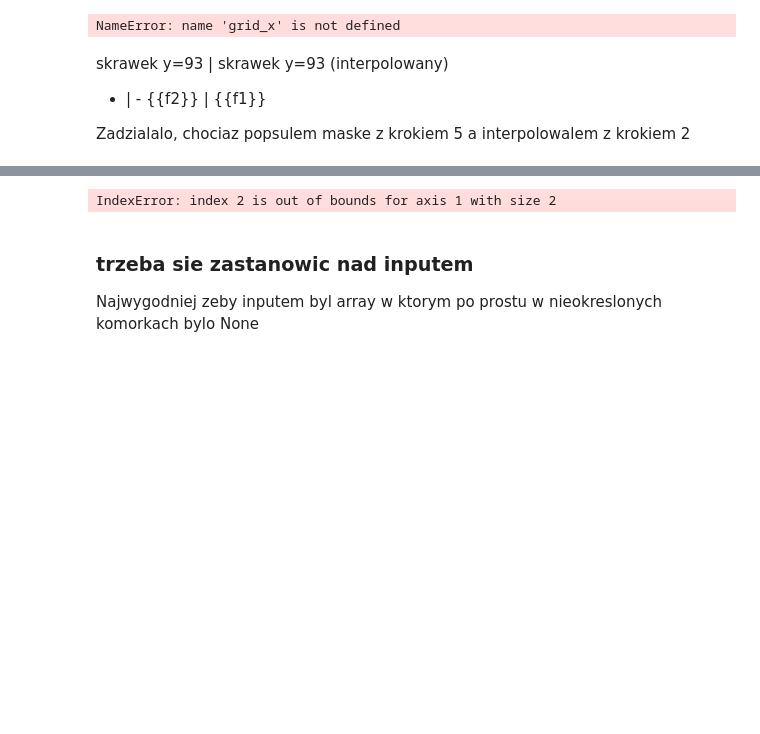
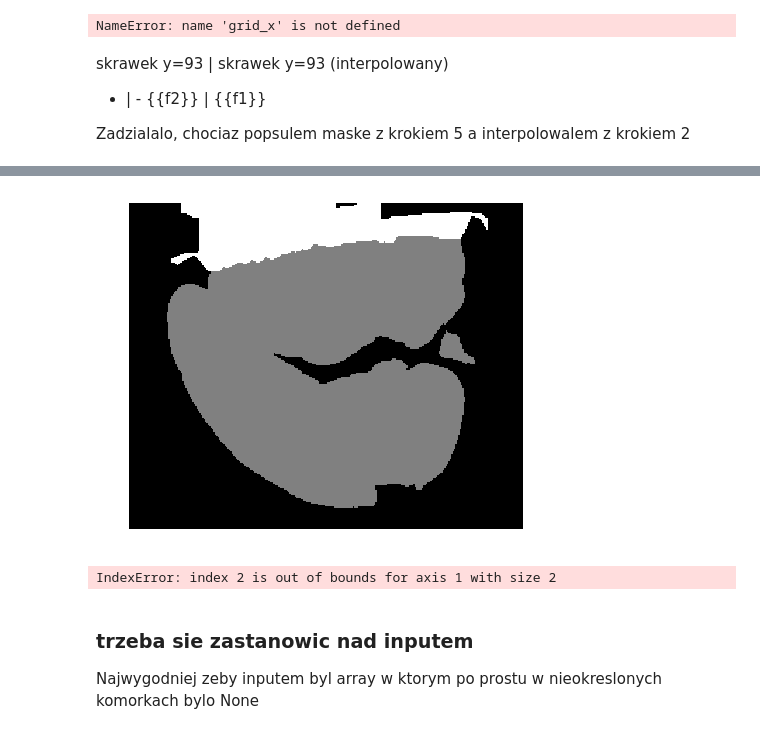
Before and after one commit to michalstepniewski/symmetry, a Jupyter notebook: Interpolation-cd-20180311.ipynb, the cells around one changed output, grey strips where cells are left out. Drawn from its saved outputs; the diff is of its cells as text; code cells hidden in the pictures; blank space fills up the shorter version.

```diff
--- a/Interpolation-cd-20180311.ipynb
+++ b/Interpolation-cd-20180311.ipynb
@@ -112,3 +116,7 @@ show(con_interp[:,94,:])
+# %%
+show(np.nan_to_num(con_interp[:,350,:]))
+# %% [output]
+[figure, added]
 # %%
 points = np.random.rand(1000, 2)
 # %%
```
Also changed, not shown: parts of 2 cells of this notebook, 11 other files.
